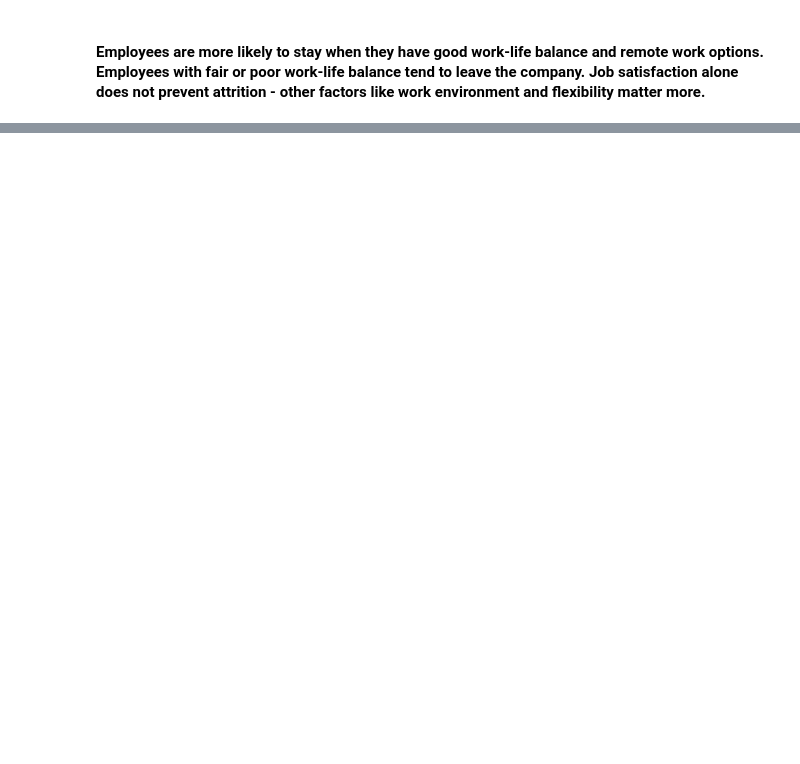
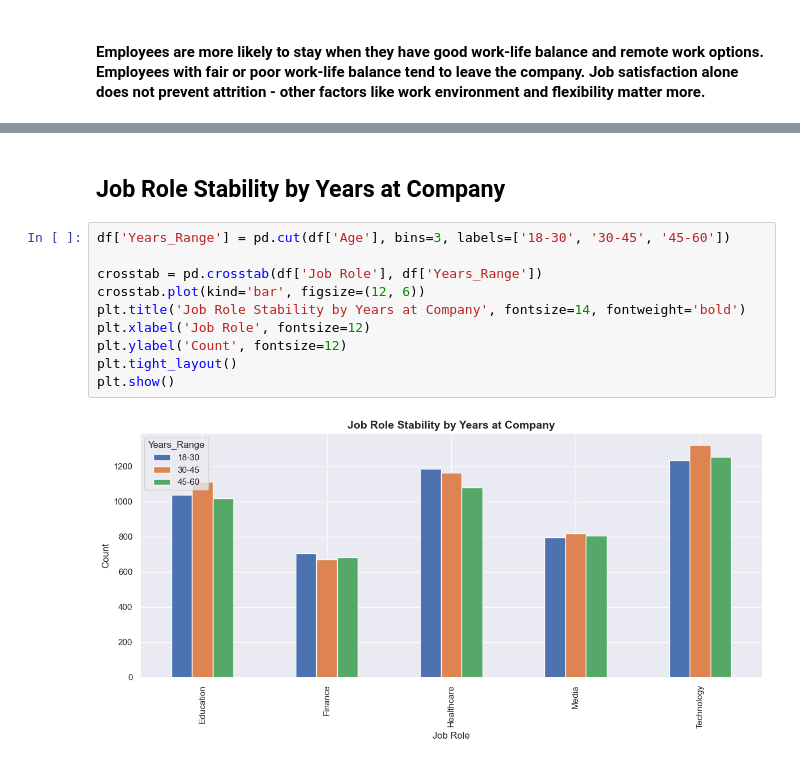
Before and after one commit to Hamza-rami/Jobs_dataset, a Jupyter notebook: describe_data.ipynb, the cells around one changed output, grey strips where cells are left out. Drawn from its saved outputs; the diff is of its cells as text; blank space fills up the shorter version.

```diff
--- a/describe_data.ipynb
+++ b/describe_data.ipynb
@@ -154,0 +179,14 @@ plt.show()
+# %% [markdown]
+## Job Role Stability by Years at Company
+# %%
+df['Years_Range'] = pd.cut(df['Age'], bins=3, labels=['18-30', '30-45', '45-60'])
+
+crosstab = pd.crosstab(df['Job Role'], df['Years_Range'])
+crosstab.plot(kind='bar', figsize=(12, 6))
+plt.title('Job Role Stability by Years at Company', fontsize=14, fontweight='bold')
+plt.xlabel('Job Role', fontsize=12)
+plt.ylabel('Count', fontsize=12)
+plt.tight_layout()
+plt.show()
+# %% [output]
+[figure, added]
```
Also changed, not shown: parts of 12 cells of this notebook, 1 other file.
